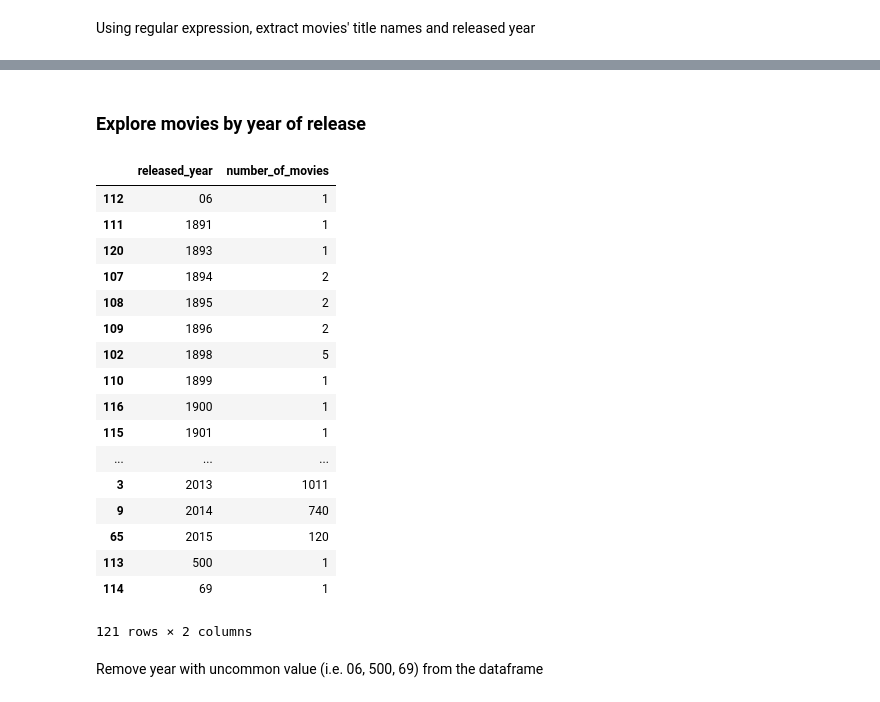
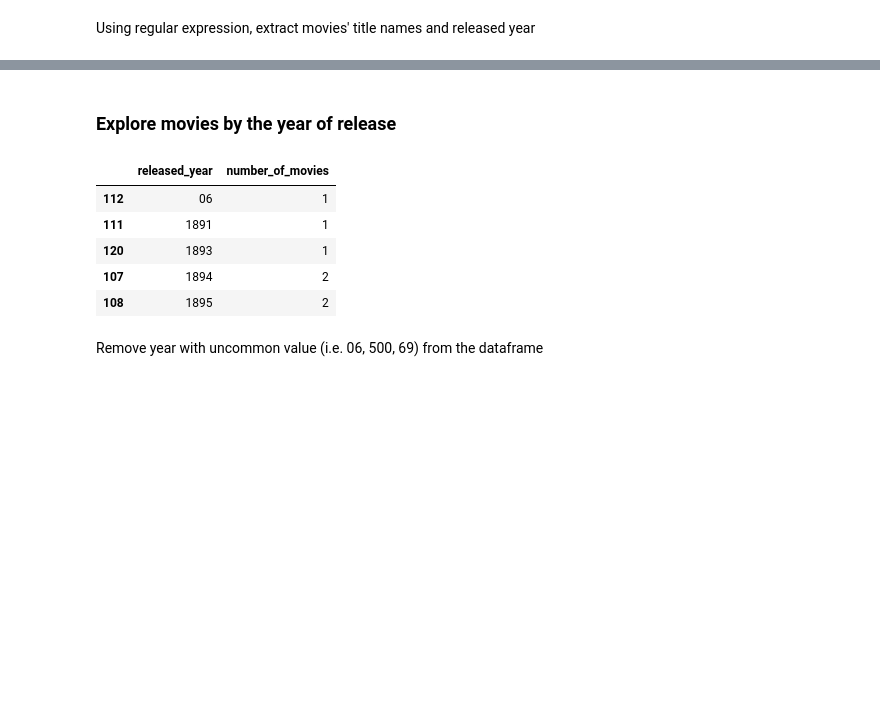
Before and after one commit to ah3200/movielens, a Jupyter notebook: Movies-and-generation.ipynb, the cells around one changed output, grey strips where cells are left out. Saved outputs shown, nothing was run; the diff lists cells and outputs as text; code cells hidden in the pictures; blank space fills up the shorter version.

```diff
--- a/Movies-and-generation.ipynb
+++ b/Movies-and-generation.ipynb
@@ -79,32 +83,20 @@ movies.head()
 | 3 | 4 | Waiting to Exhale (1995) | Comedy|Drama|Romance | <_sre.SRE_Match object at 0x...> | Waiting to Exhale | (1995) | 1995 |
 | 4 | 5 | Father of the Bride Part II (1995) | Comedy | <_sre.SRE_Match object at 0x...> | Father of the Bride Part II | (1995) | 1995 |
 # %% [markdown]
-### Explore movies by year of release
+### Explore movies by the year of release
 # %%
 movies_by_year = movies['released_year'].value_counts().reset_index()
 movies_by_year.columns = ['released_year','number_of_movies']
 movies_by_year = movies_by_year.sort_values(by='released_year')
 # %%
-movies_by_year
+movies_by_year.head()
 # %% [output]
 |  | released_year | number_of_movies |
 | 112 | 06 | 1 |
 | 111 | 1891 | 1 |
 | 120 | 1893 | 1 |
 | 107 | 1894 | 2 |
 | 108 | 1895 | 2 |
-| 109 | 1896 | 2 |
-| 102 | 1898 | 5 |
-| 110 | 1899 | 1 |
-| 116 | 1900 | 1 |
-| 115 | 1901 | 1 |
-| ... | ... | ... |
-| 3 | 2013 | 1011 |
-| 9 | 2014 | 740 |
-| 65 | 2015 | 120 |
-| 113 | 500 | 1 |
-| 114 | 69 | 1 |
-121 rows × 2 columns
 # %% [markdown]
 Remove year with uncommon value (i.e. 06, 500, 69) from the dataframe
 # %%
```
Also changed, not shown: parts of 60 cells of this notebook.
